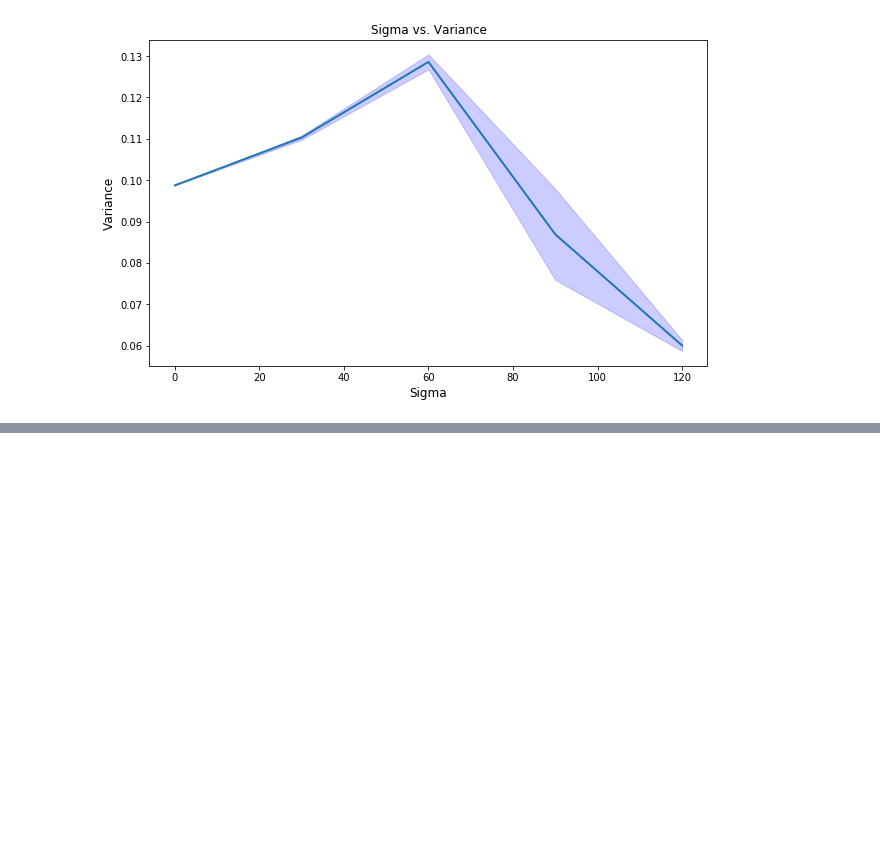
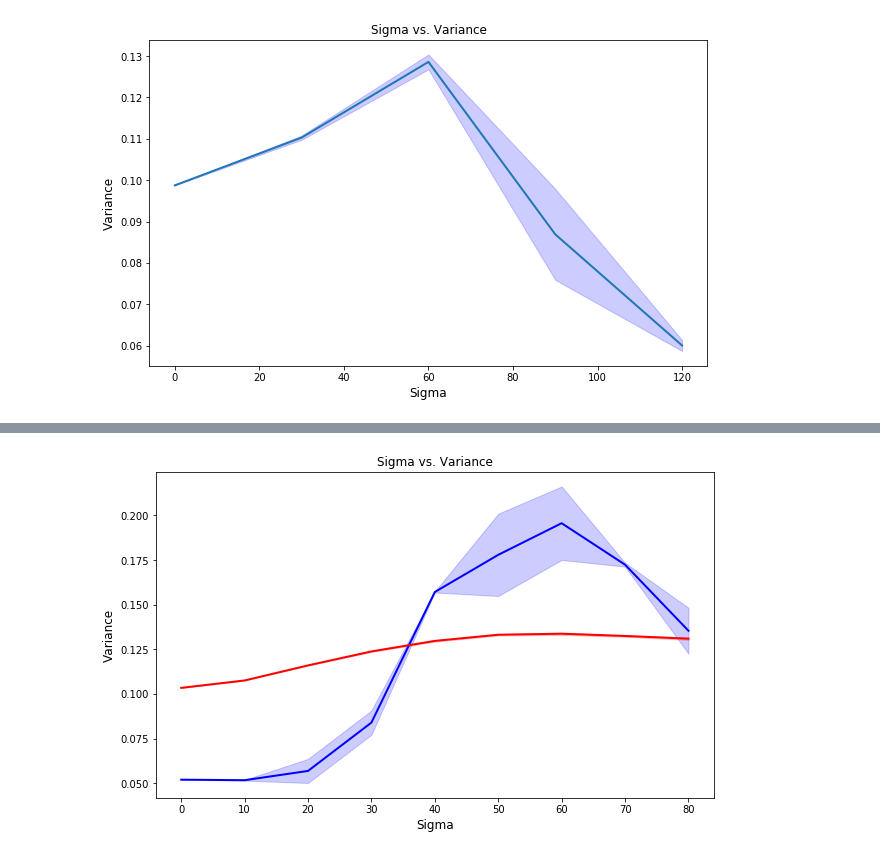
Before and after one commit to tyleryzhu/pallas-starter-project, a Jupyter notebook: pallas_start_proj3.ipynb, the cells around one changed output, grey strips where cells are left out. Saved outputs shown, nothing was run; the diff lists cells and outputs as text; code cells hidden in the pictures; blank space fills up the shorter version.

```diff
--- a/pallas_start_proj3.ipynb
+++ b/pallas_start_proj3.ipynb
@@ -1101,0 +1312,4 @@ display(sigs2, res, resSTD)
+# %%
+# For MNIST Model
+modelMNIST = MNISTConvNet()
+modelMNIST.load_state_dict(torch.load(os.path.join(MODEL_PATH, 'mnist_conv1_fc2_model_new.ckpt')))
@@ -1101,0 +1344,2 @@ display(sigs2, res, resSTD)
+# %%
+c_results, c_resultsSTD = varianceTest(modelMNIST, sigs, epochs = 5, dataset='mnist')
@@ -1101,0 +1364,16 @@ display(sigs2, res, resSTD)
+# %%
+s_results= np.array(res)
+s_resultsSTD = np.array(resSTD)
+results = np.array(c_results)
+resultsSTD = np.array(c_resultsSTD)
+plt.figure(figsize=(10,6))
+plt.fill_between(sigs, list(s_results-s_resultsSTD), list(s_results+s_resultsSTD), color='b',alpha=.2)
+plt.fill_between(sigs, list(results-resultsSTD), list(results+resultsSTD), color='r',alpha=.2)
+plt.plot(sigs, s_results, color = 'b', lw=2)
+plt.plot(sigs, results, color = 'r', lw=2)
+plt.xlabel('Sigma', fontsize=12)
+plt.ylabel('Variance', fontsize=12)
+plt.title('Sigma vs. Variance')
+plt.show()
+# %% [output]
+[figure, added]
```
Also changed, not shown: parts of 31 cells of this notebook.
